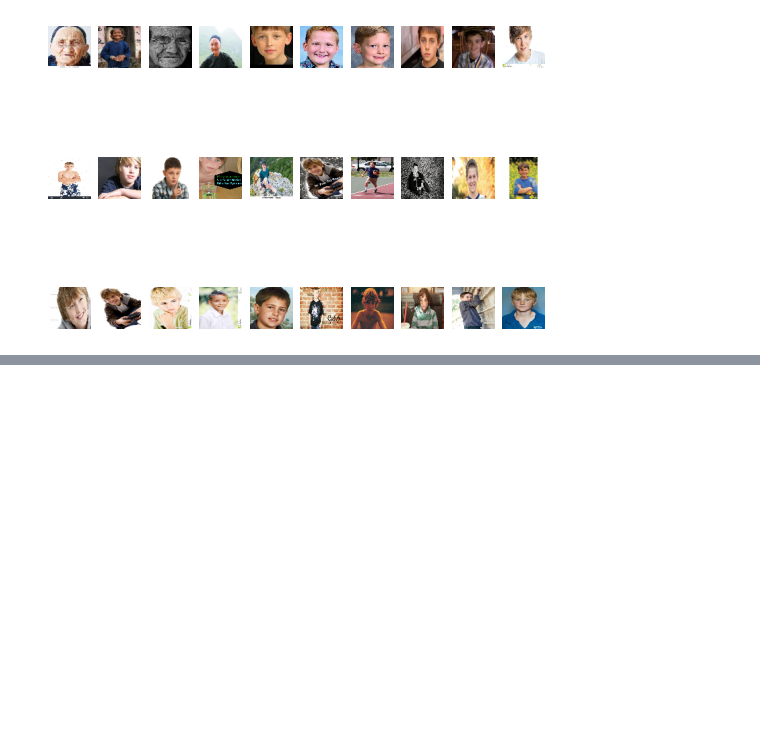
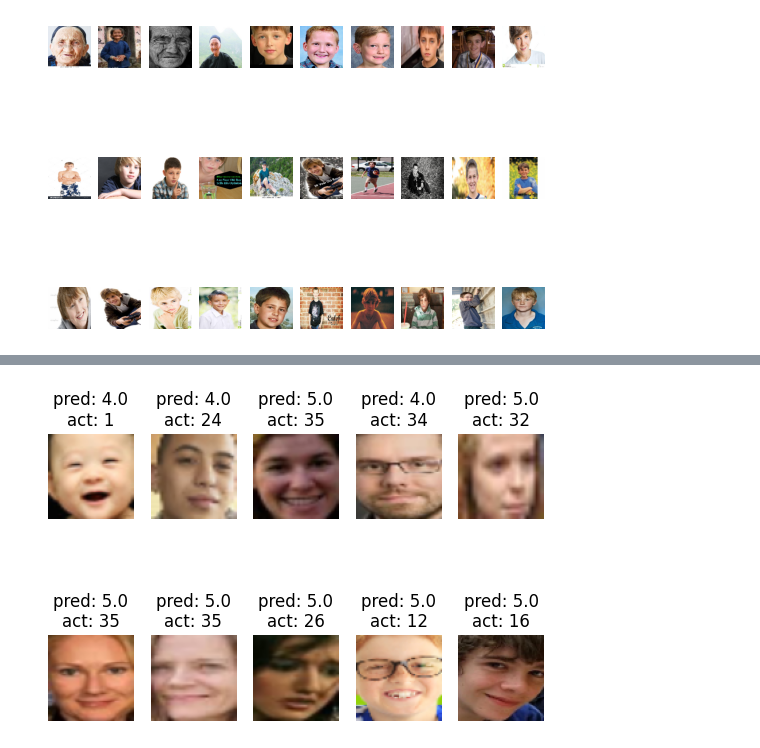
Before and after one commit to Zhigadlo/StudentPythonTasks, a Jupyter notebook: age_predicator.ipynb, the cells around one changed output, grey strips where cells are left out. Saved outputs shown, nothing was run; the diff lists cells and outputs as text; code cells hidden in the pictures; blank space fills up the shorter version.

```diff
--- a/age_predicator.ipynb
+++ b/age_predicator.ipynb
@@ -115,5 +121,6 @@ WARNING:tensorflow:From c:\Program Files\Python311\Lib\site-packages\keras\src\l
 # %%
 cropped_images = np.array(cropped_images)
+cropped_ages = np.array(cropped_ages)
 # %%
 ShowImages(cropped_images, 30, 3, 10)
 # %% [output]
@@ -121,23 +128,23 @@ ShowImages(cropped_images, 30, 3, 10)
 # %%
 # предположим, что X - это ваши данные, а y - это ваши метки
-train_images, test_images, train_ages, test_ages = train_test_split(cropped_images, ages[0:len(cropped_images)], test_size=0.1, train_size=0.9, random_state=42)
+train_images, test_images, train_ages, test_ages = train_test_split(cropped_images, cropped_ages, test_size=0.2, train_size=0.8, random_state=42)
 # %%
 class AgePredictor(nn.Module):
     def __init__(self):
         super(AgePredictor, self).__init__()
         self.conv1 = nn.Conv2d(64, 32, 3, padding=1)
         self.pool = nn.MaxPool2d(2, 2)
-        self.dropout = nn.Dropout(0.4)
-        #self.conv2 = nn.Conv2d(32, batch_size, 3, padding=1)
-        self.fc1 = nn.Linear(batch_size * 16 * 16, 32)
+        self.conv2 = nn.Conv2d(32, batch_size, 3, padding=1)
+        self.dropout = nn.Dropout(0.6)
+        self.fc1 = nn.Linear(batch_size, 32)
         self.fc2 = nn.Linear(32, 1)
 
     def forward(self, x):
         x = self.pool(F.relu(self.conv1(x)))
-       # x = F.relu(self.conv2(x))
-        x = x.view(-1, batch_size * 16 * 16)
+        x = F.relu(self.conv2(x))
+        x = x.view(-1, batch_size)
+        x = self.dropout(x)
         x = F.relu(self.fc1(x))
-        x = self.dropout(x)
         x = F.relu(self.fc2(x))
         return x
 # %%
@@ -151,10 +158,10 @@ class AgeLoss(nn.Module):
 # Компиляция модели
 model = AgePredictor()
 #if(os.path.isfile(model_weights_path)):
-#    model.load_state_dict(torch.load(model_weights_path))
+ #   model.load_state_dict(torch.load(model_weights_path))
 criterion = AgeLoss()
 #criterion = nn.MSELoss()
-optimizer = torch.optim.Adam(model.parameters())
+optimizer = torch.optim.SGD(model.parameters())
 
 device = torch.device("cuda" if torch.cuda.is_available() else "cpu")
 # %%
@@ -269,3 +276,18 @@ print(accuracy(pred_ages, test_ages))
+# %%
+# Отображаем первые 10 изображений
+for i in range(10):
+        # Создаем подграфик для каждого изображения
+    plt.subplot(2, 5, i+1).set_title('pred: {}\nact: {}'.format(np.round(pred_ages[i].item()), test_ages[i]))
+
+        # Удаляем оси
+    plt.axis('off')
+
+    # Отображаем изображение
+    plt.imshow(cv2.cvtColor(test_images[i], cv2.COLOR_BGR2RGB))
+# Показываем все подграфики
+plt.show()
+# %% [output]
+[figure, added]
 # %%
 # Создаем данные
 x = np.arange(0, len(losses))
```
Also changed, not shown: parts of 11 cells of this notebook.
